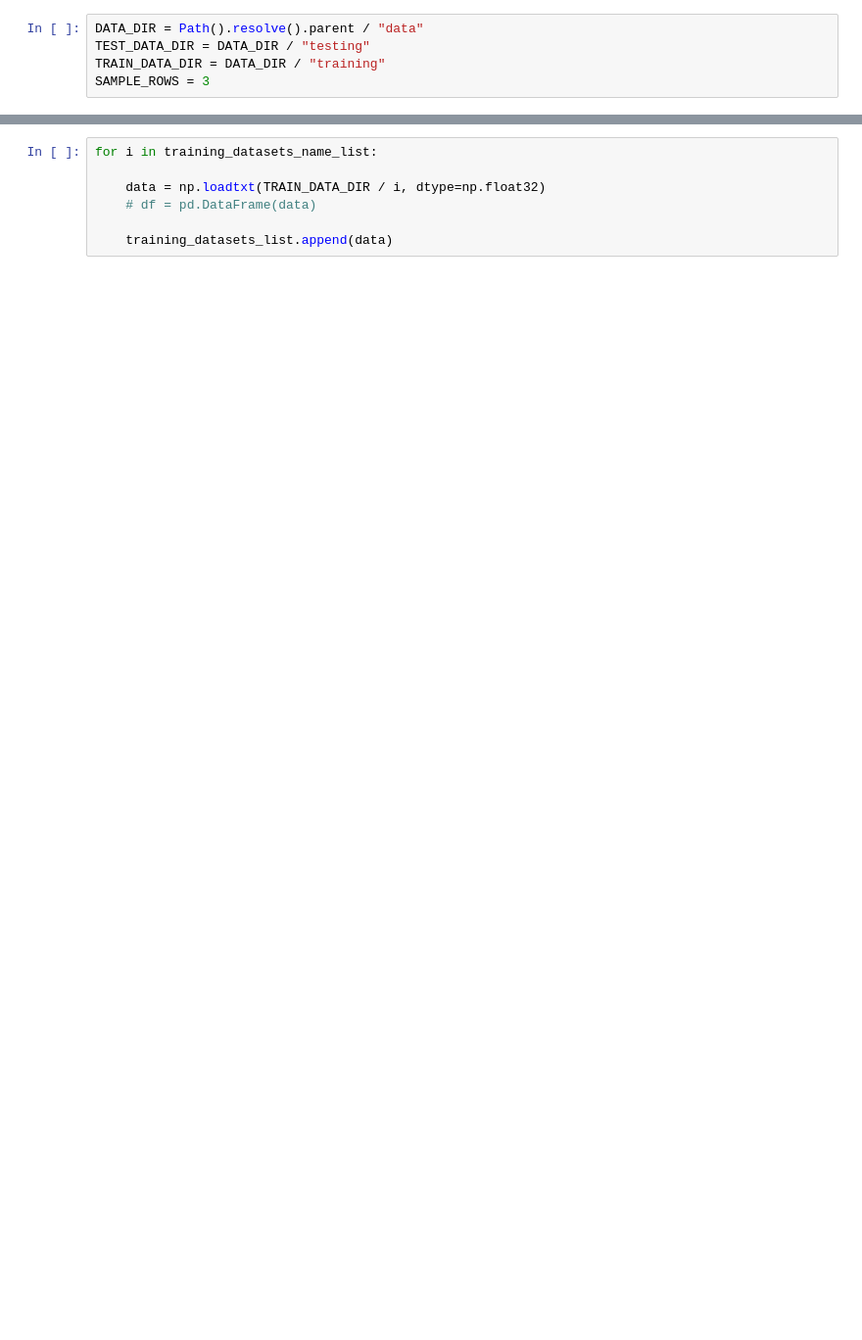
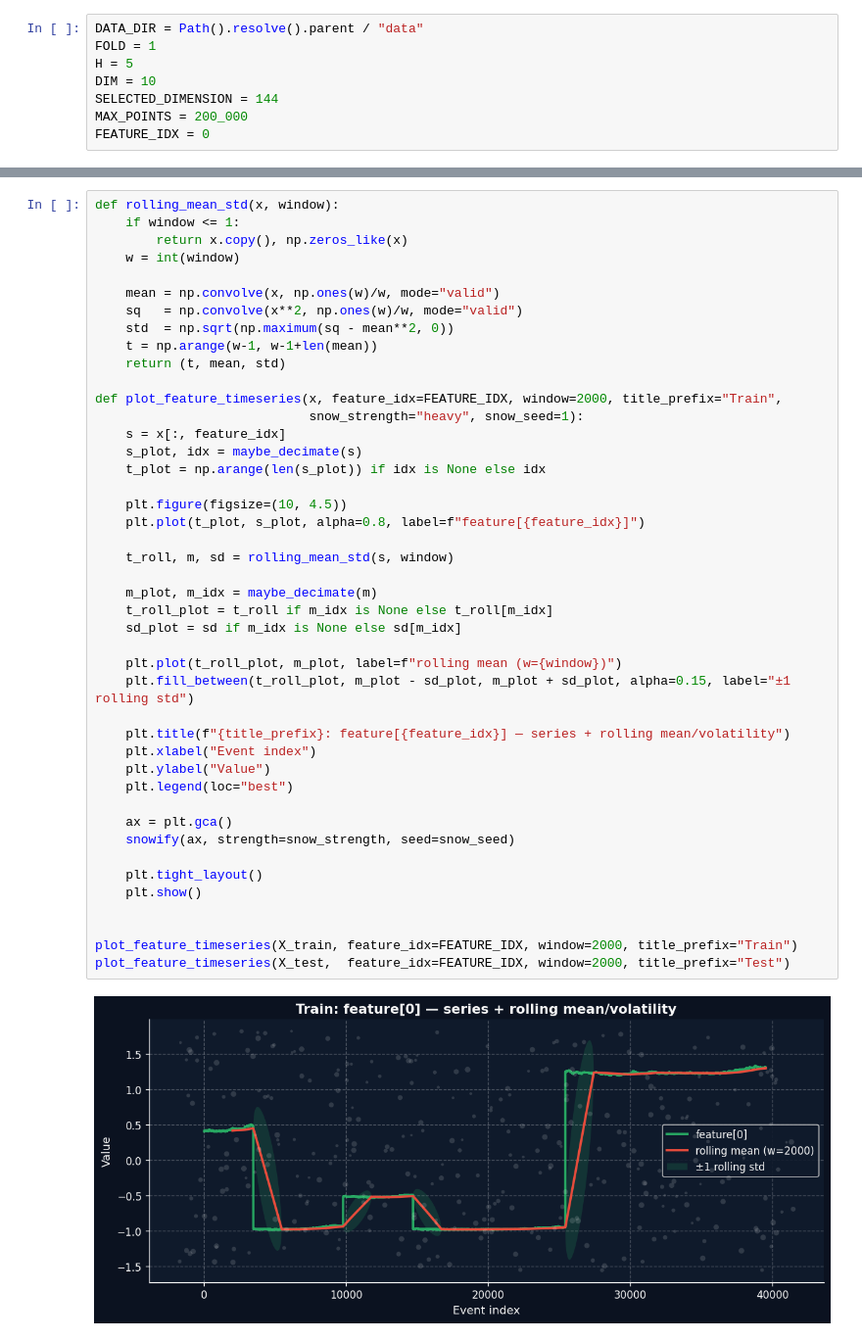
Before and after one commit to AliFazelniya/Limit-Order-Book, a Jupyter notebook: notebooks/csv_files_review.ipynb, the cells around one changed output, grey strips where cells are left out. Shown at 98% size. Cells and saved outputs as stored; diff of their text form; blank space fills up the shorter version.

Commit message:
Add Plots

```diff
--- a/notebooks/csv_files_review.ipynb
+++ b/notebooks/csv_files_review.ipynb
@@ -5,6 +11,9 @@ import numpy as np
 # %%
 DATA_DIR = Path().resolve().parent / "data"
-TEST_DATA_DIR = DATA_DIR / "testing"
-TRAIN_DATA_DIR = DATA_DIR / "training"
-SAMPLE_ROWS = 3
+FOLD = 1
+H = 5
+DIM = 10
+SELECTED_DIMENSION = 144
+MAX_POINTS = 200_000
+FEATURE_IDX = 0
 # %%
@@ -43,7 +122,46 @@ for i in testing_datasets_name_list:
 # %%
-for i in training_datasets_name_list:
+def rolling_mean_std(x, window):
+    if window <= 1:
+        return x.copy(), np.zeros_like(x)
+    w = int(window)
 
-    data = np.loadtxt(TRAIN_DATA_DIR / i, dtype=np.float32)
-    # df = pd.DataFrame(data)
+    mean = np.convolve(x, np.ones(w)/w, mode="valid")
+    sq   = np.convolve(x**2, np.ones(w)/w, mode="valid")
+    std  = np.sqrt(np.maximum(sq - mean**2, 0))
+    t = np.arange(w-1, w-1+len(mean))
+    return (t, mean, std)
 
-    training_datasets_list.append(data)
+def plot_feature_timeseries(x, feature_idx=FEATURE_IDX, window=2000, title_prefix="Train",
+                            snow_strength="heavy", snow_seed=1):
+    s = x[:, feature_idx]
+    s_plot, idx = maybe_decimate(s)
+    t_plot = np.arange(len(s_plot)) if idx is None else idx
+
+    plt.figure(figsize=(10, 4.5))
+    plt.plot(t_plot, s_plot, alpha=0.8, label=f"feature[{feature_idx}]")
+
+    t_roll, m, sd = rolling_mean_std(s, window)
+
+    m_plot, m_idx = maybe_decimate(m)
+    t_roll_plot = t_roll if m_idx is None else t_roll[m_idx]
+    sd_plot = sd if m_idx is None else sd[m_idx]
+
+    plt.plot(t_roll_plot, m_plot, label=f"rolling mean (w={window})")
+    plt.fill_between(t_roll_plot, m_plot - sd_plot, m_plot + sd_plot, alpha=0.15, label="±1 rolling std")
+
+    plt.title(f"{title_prefix}: feature[{feature_idx}] — series + rolling mean/volatility")
+    plt.xlabel("Event index")
+    plt.ylabel("Value")
+    plt.legend(loc="best")
+
+    ax = plt.gca()
+    snowify(ax, strength=snow_strength, seed=snow_seed)
+
+    plt.tight_layout()
+    plt.show()
+
+
+plot_feature_timeseries(X_train, feature_idx=FEATURE_IDX, window=2000, title_prefix="Train")
+plot_feature_timeseries(X_test,  feature_idx=FEATURE_IDX, window=2000, title_prefix="Test")
+# %% [output]
+[figure, added]
```
Also changed, not shown: parts of 12 cells of this notebook, 1 other file.
